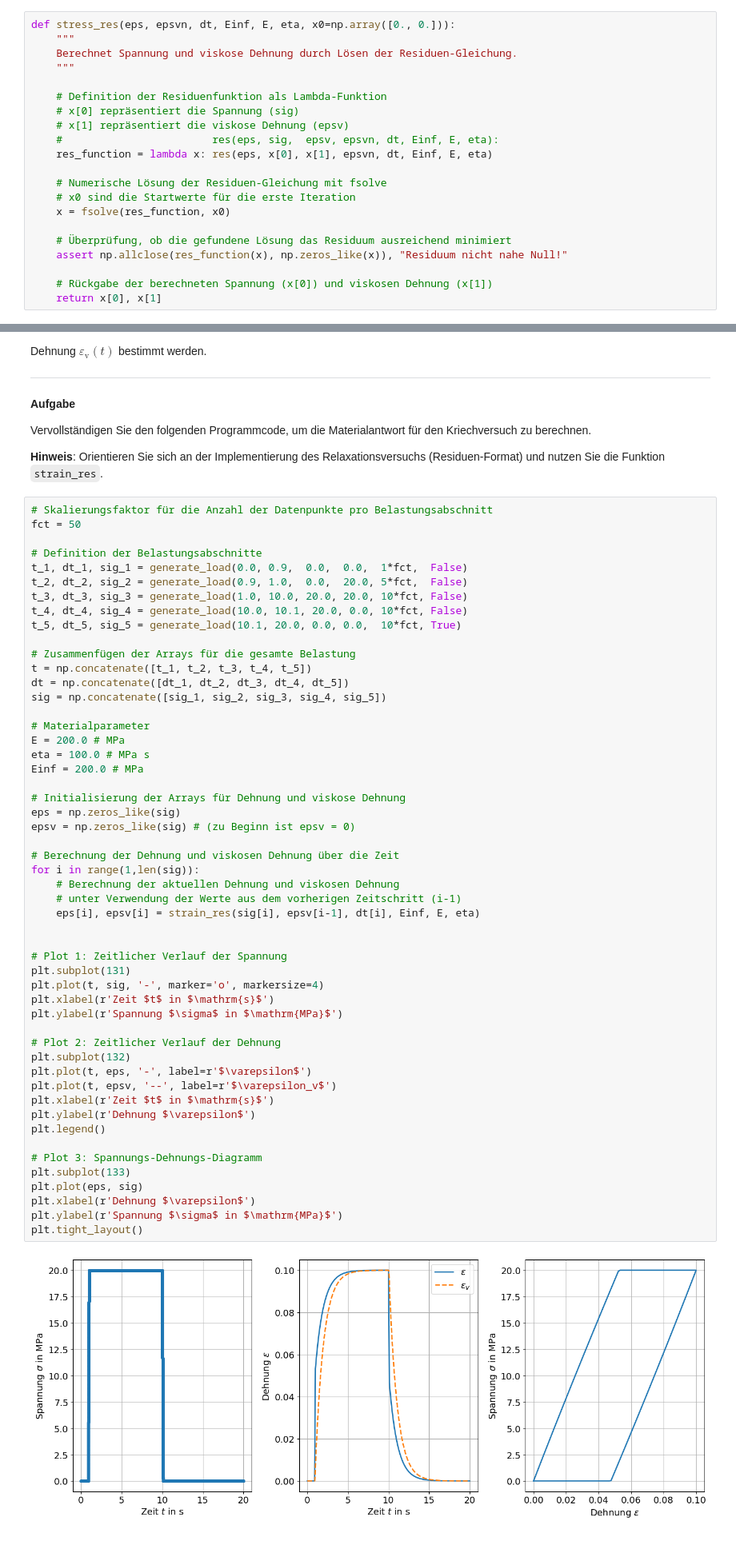
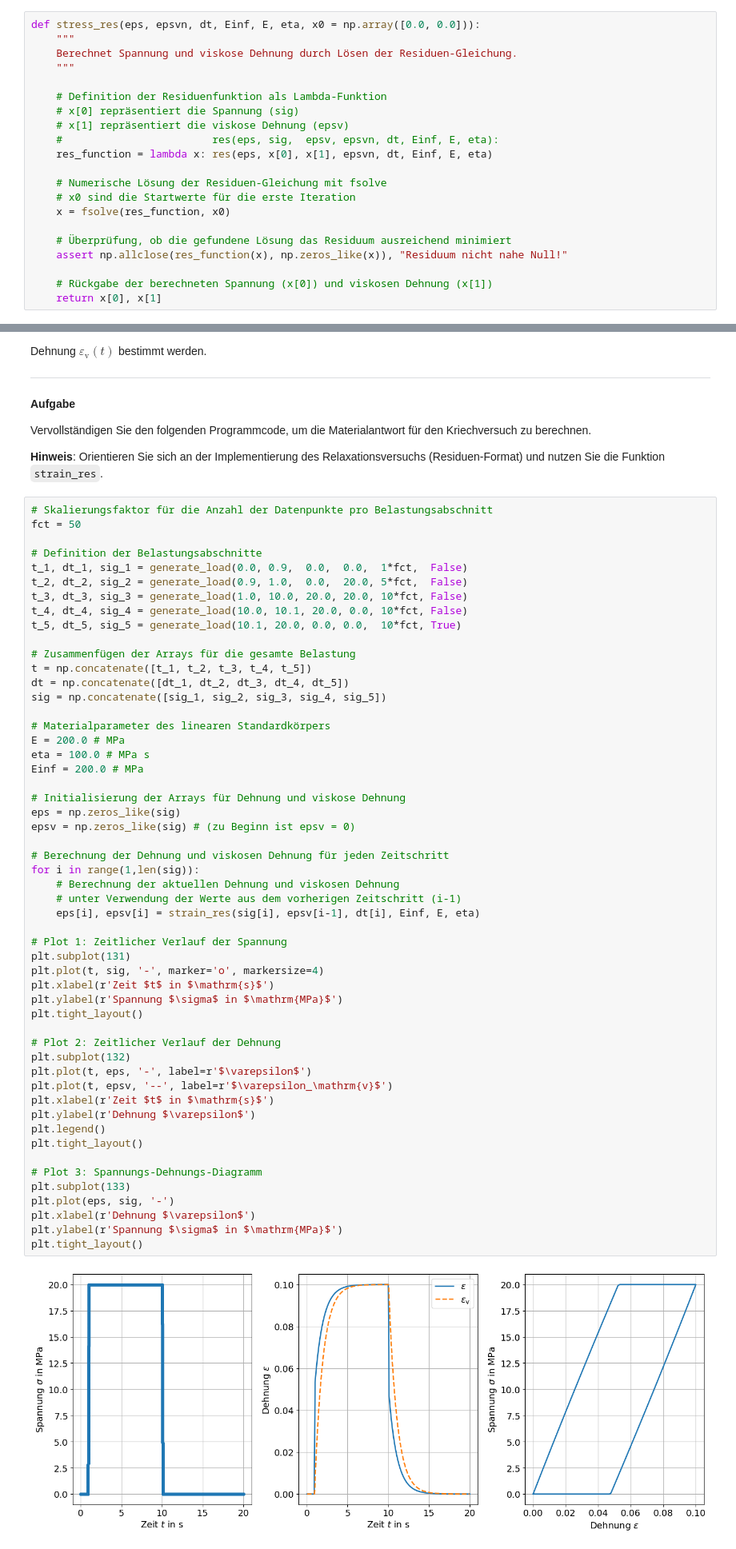
Before and after one commit to tmfrln/mechIV-programming, a Jupyter notebook: viscoelasticity/exercise_viscoelasticity_solution.ipynb, the cells around one changed output, grey strips where cells are left out. Shown at 80% size. Saved outputs shown, nothing was run; the diff lists cells and outputs as text.

```diff
--- a/viscoelasticity/exercise_viscoelasticity_solution.ipynb
+++ b/viscoelasticity/exercise_viscoelasticity_solution.ipynb
@@ -279,7 +282,7 @@ Implementieren Sie die Funktion `stress_res`, welche die Materialantwort für de
 **Hinweis**:
 Die Python-Funktion [`lambda`](https://www.w3schools.com/python/python_lambda.asp), die SciPy-Funktion [`fsolve`](https://docs.scipy.org/doc/scipy/reference/generated/scipy.optimize.fsolve.html) und die NumPy-Funktion [`np.allclose`](https://numpy.org/doc/stable/reference/generated/numpy.allclose.html) werden verwendet.
 # %%
-def stress_res(eps, epsvn, dt, Einf, E, eta, x0=np.array([0., 0.])):
+def stress_res(eps, epsvn, dt, Einf, E, eta, x0 = np.array([0.0, 0.0])):
     """
     Berechnet Spannung und viskose Dehnung durch Lösen der Residuen-Gleichung.
     """
@@ -440,42 +445,43 @@ t = np.concatenate([t_1, t_2, t_3, t_4, t_5])
 dt = np.concatenate([dt_1, dt_2, dt_3, dt_4, dt_5])
 sig = np.concatenate([sig_1, sig_2, sig_3, sig_4, sig_5])
 
-# Materialparameter
+# Materialparameter des linearen Standardkörpers
 E = 200.0 # MPa
 eta = 100.0 # MPa s
 Einf = 200.0 # MPa
 
 # Initialisierung der Arrays für Dehnung und viskose Dehnung
 eps = np.zeros_like(sig)
 epsv = np.zeros_like(sig) # (zu Beginn ist epsv = 0)
 
-# Berechnung der Dehnung und viskosen Dehnung über die Zeit
+# Berechnung der Dehnung und viskosen Dehnung für jeden Zeitschritt
 for i in range(1,len(sig)):
     # Berechnung der aktuellen Dehnung und viskosen Dehnung
     # unter Verwendung der Werte aus dem vorherigen Zeitschritt (i-1)
     eps[i], epsv[i] = strain_res(sig[i], epsv[i-1], dt[i], Einf, E, eta)
-
 
 # Plot 1: Zeitlicher Verlauf der Spannung
 plt.subplot(131)
 plt.plot(t, sig, '-', marker='o', markersize=4)
 plt.xlabel(r'Zeit $t$ in $\mathrm{s}$')
 plt.ylabel(r'Spannung $\sigma$ in $\mathrm{MPa}$')
+plt.tight_layout()
 
 # Plot 2: Zeitlicher Verlauf der Dehnung
 plt.subplot(132)
 plt.plot(t, eps, '-', label=r'$\varepsilon$')
-plt.plot(t, epsv, '--', label=r'$\varepsilon_v$')
+plt.plot(t, epsv, '--', label=r'$\varepsilon_\mathrm{v}$')
 plt.xlabel(r'Zeit $t$ in $\mathrm{s}$')
 plt.ylabel(r'Dehnung $\varepsilon$')
 plt.legend()
+plt.tight_layout()
 
 # Plot 3: Spannungs-Dehnungs-Diagramm
 plt.subplot(133)
-plt.plot(eps, sig)
+plt.plot(eps, sig, '-')
 plt.xlabel(r'Dehnung $\varepsilon$')
 plt.ylabel(r'Spannung $\sigma$ in $\mathrm{MPa}$')
 plt.tight_layout()
 # %% [output]
-[figure, old version]
+[figure, new version]
 # %% [markdown]
```
Also changed, not shown: parts of 13 cells of this notebook, 1 other file.
